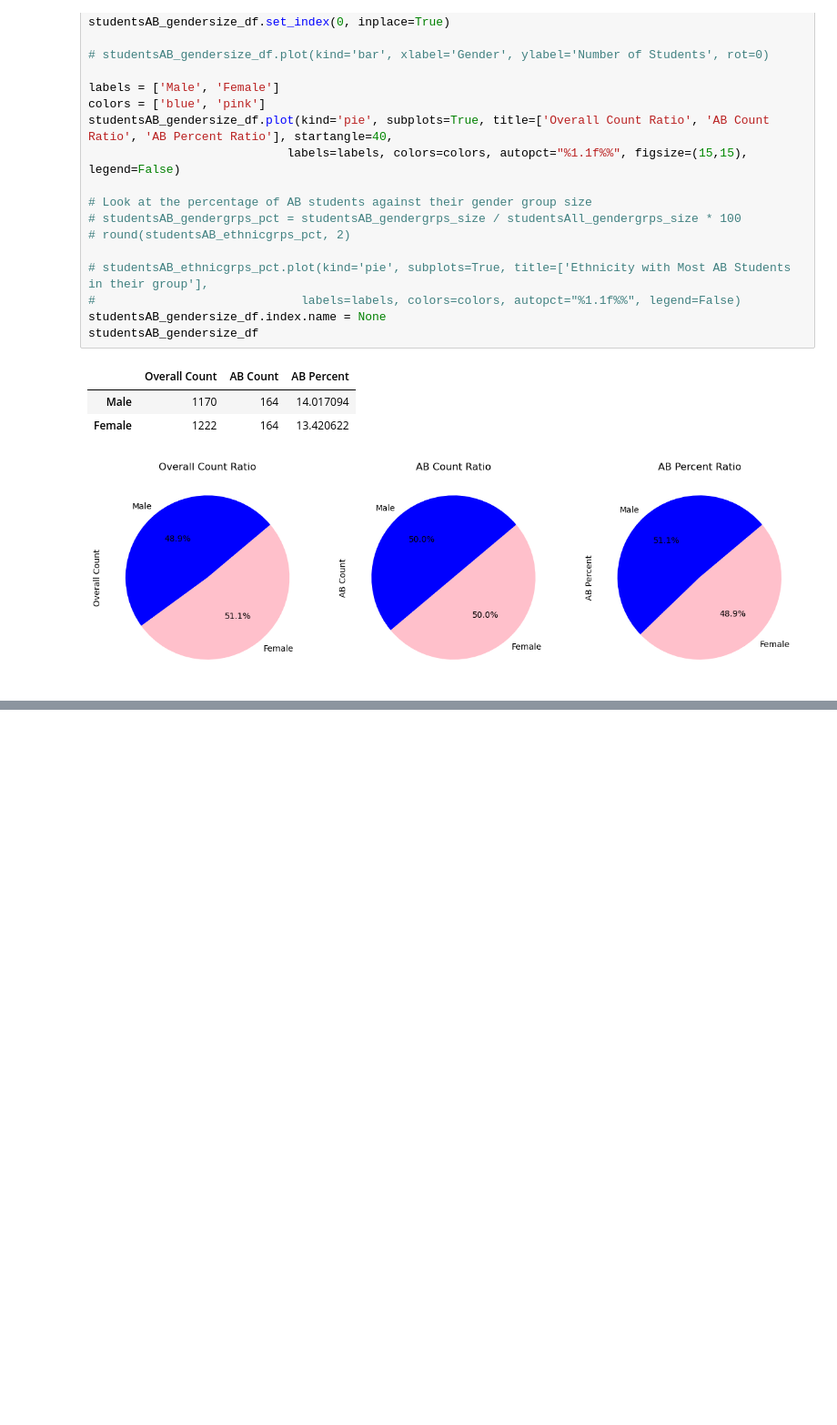
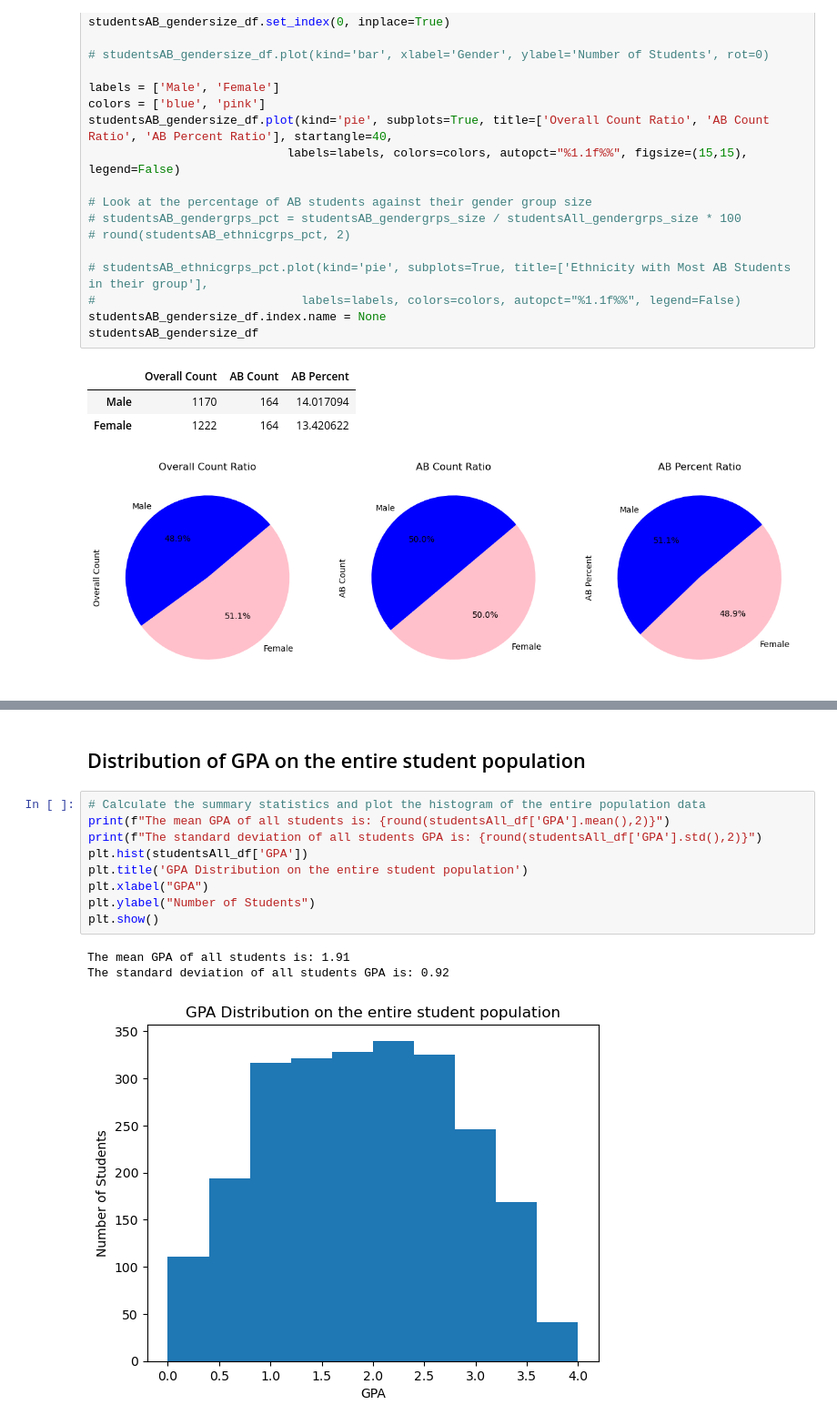
Before and after one commit to robb-mm/EDA-project, a Jupyter notebook: Student_performance_analysis.ipynb, the cells around one changed output, grey strips where cells are left out. Shown at 91% size. Cells and saved outputs as stored; diff of their text form; blank space fills up the shorter version.

```diff
--- a/Student_performance_analysis.ipynb
+++ b/Student_performance_analysis.ipynb
@@ -144,0 +206,15 @@ studentsAB_gendersize_df
+# %% [markdown]
+## Distribution of GPA on the entire student population
+# %%
+# Calculate the summary statistics and plot the histogram of the entire population data
+print(f"The mean GPA of all students is: {round(studentsAll_df['GPA'].mean(),2)}")
+print(f"The standard deviation of all students GPA is: {round(studentsAll_df['GPA'].std(),2)}")
+plt.hist(studentsAll_df['GPA'])
+plt.title('GPA Distribution on the entire student population')
+plt.xlabel("GPA")
+plt.ylabel("Number of Students")
+plt.show()
+# %% [output]
+The mean GPA of all students is: 1.91
+The standard deviation of all students GPA is: 0.92
+[figure, added]
```
Also changed, not shown: parts of 14 cells of this notebook, 6 other files.
